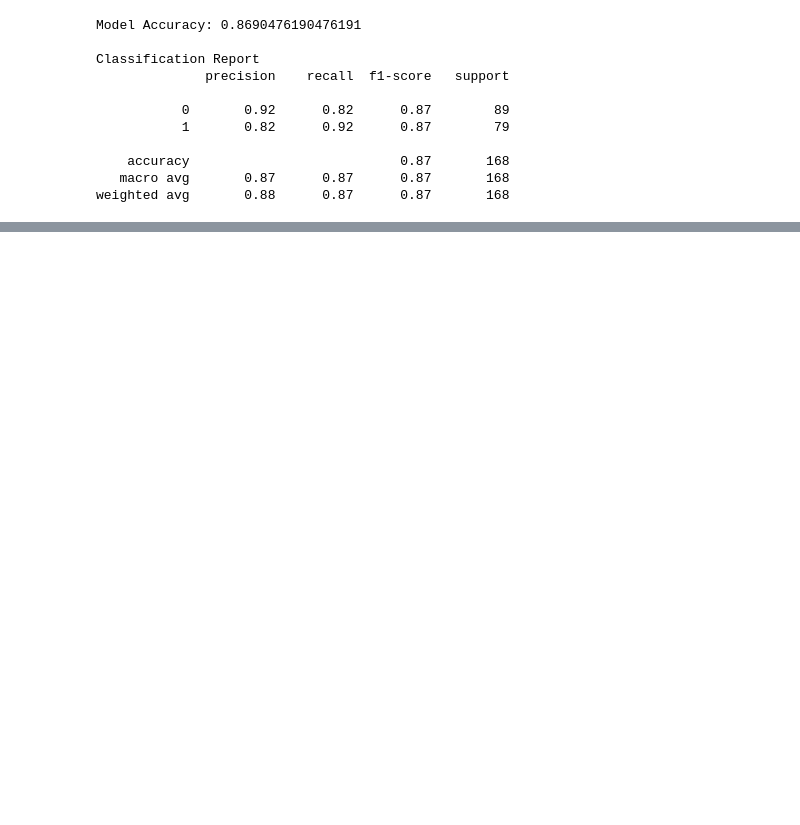
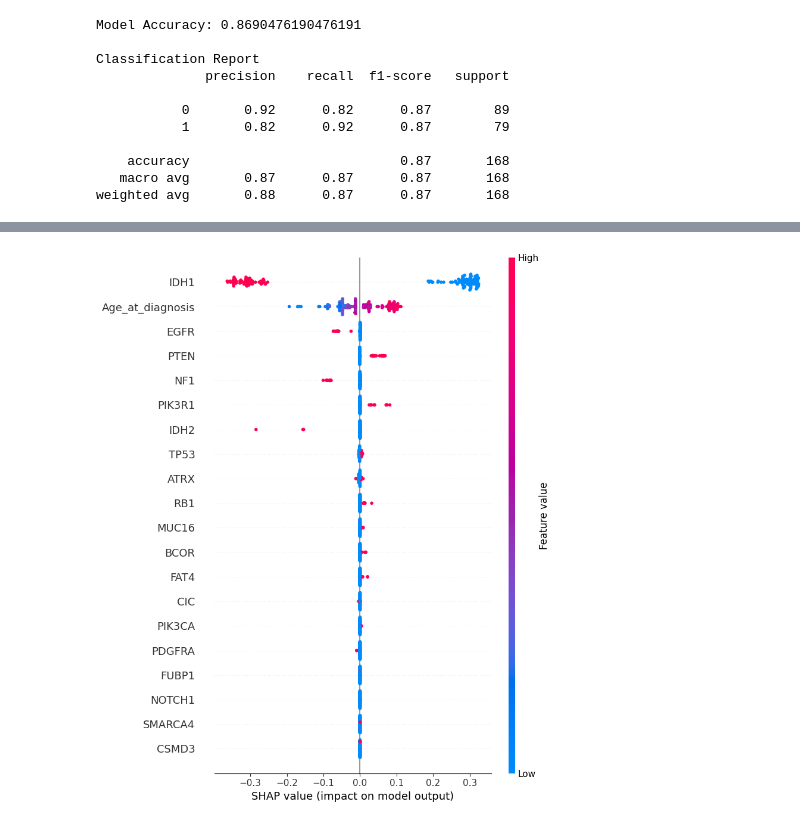
Before and after one commit to agamv25/SIT-724-Thesis, a Jupyter notebook: Notebook.ipynb, the cells around one changed output, grey strips where cells are left out. Saved outputs shown, nothing was run; the diff lists cells and outputs as text; code cells hidden in the pictures; blank space fills up the shorter version.

```diff
--- a/Notebook.ipynb
+++ b/Notebook.ipynb
@@ -155,0 +152,4 @@ shap.summary_plot(shap_values[:, :, 1], X_test3)
+# %%
+shap.summary_plot(shap_values_xgb[:, :, 1], X_test3, show=False)
+# %% [output]
+[figure, added]
```
Also changed, not shown: parts of 9 cells of this notebook.
